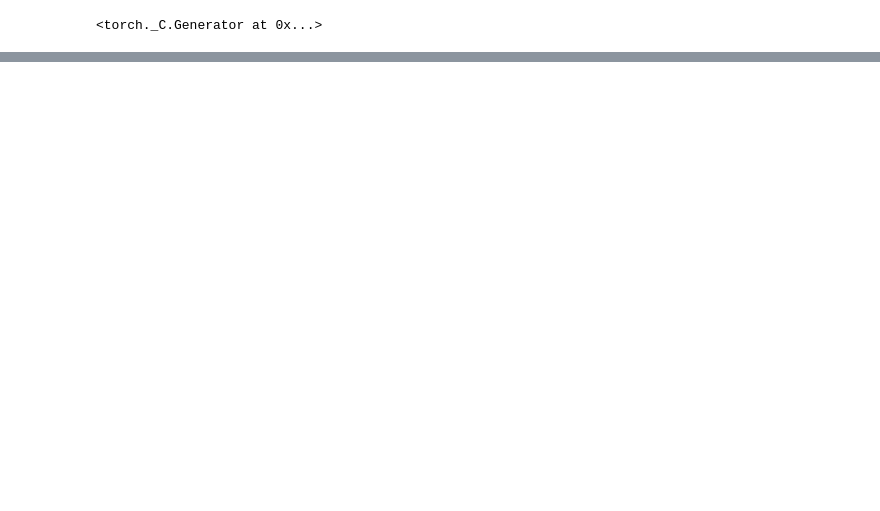
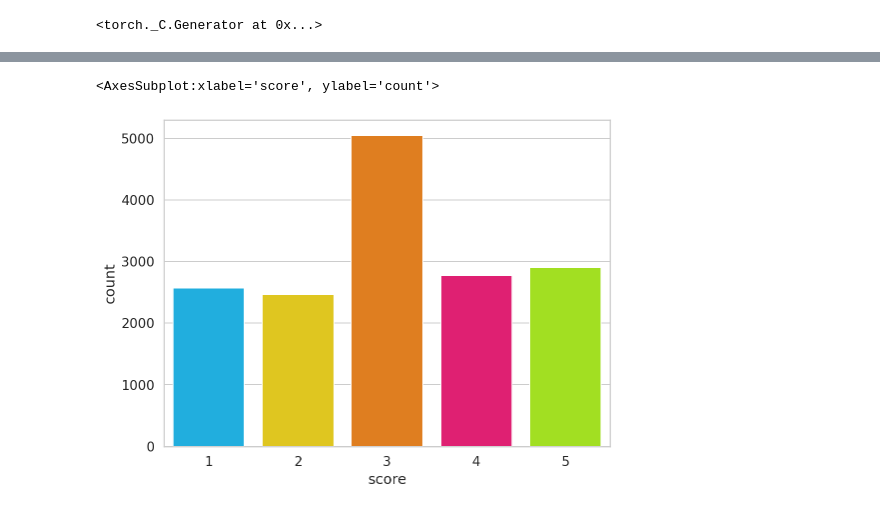
Before and after one commit to alif-munim/deep-learning, a Jupyter notebook: pytorch/bert.ipynb, the cells around one changed output, grey strips where cells are left out. Cells and saved outputs as stored; diff of their text form; code cells hidden in the pictures; blank space fills up the shorter version.

```diff
--- a/pytorch/bert.ipynb
+++ b/pytorch/bert.ipynb
@@ -34,7 +34,7 @@ HAPPY_COLORS_PALETTE = ["#01BEFE", "#FFDD00", "#FF7D00",
 
 sns.set_palette(sns.color_palette(HAPPY_COLORS_PALETTE))
 
-rcParams['figure.figsize'] = 12, 8
+rcParams['figure.figsize'] = 8,6
 
 RANDOM_SEED = 42
 np.random.seed(RANDOM_SEED)
@@ -55,0 +49,3 @@ To: /ssd003/home/amunim/deep-learning/pytorch/reviews.csv
+# %%
+df = pd.read_csv('reviews.csv')
+df.head()
@@ -55,0 +84,5 @@ To: /ssd003/home/amunim/deep-learning/pytorch/reviews.csv
+# %%
+sns.countplot(df.score)
+# %% [output]
+<AxesSubplot:xlabel='score', ylabel='count'>
+[figure, added]
```
Also changed, not shown: parts of 17 cells of this notebook.
